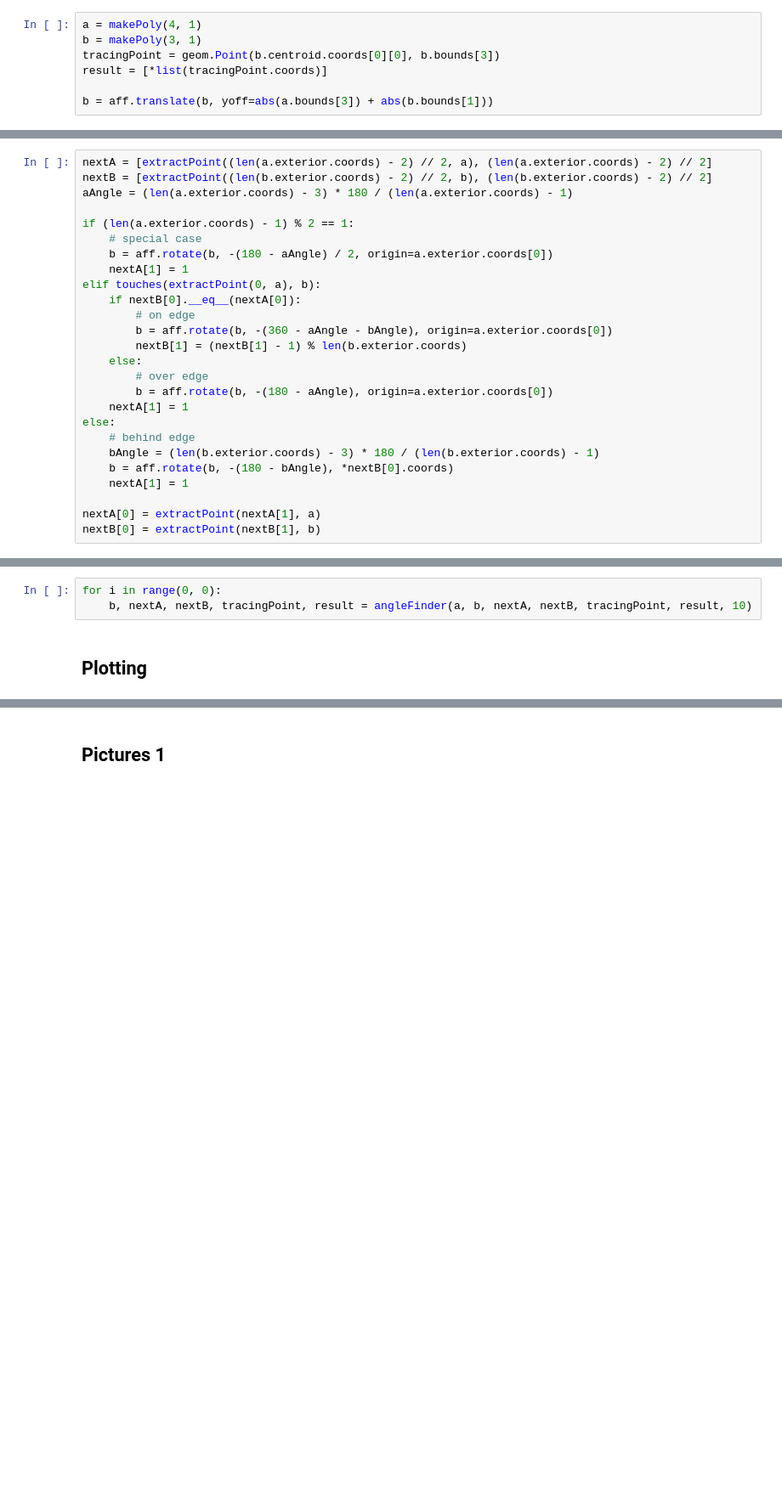
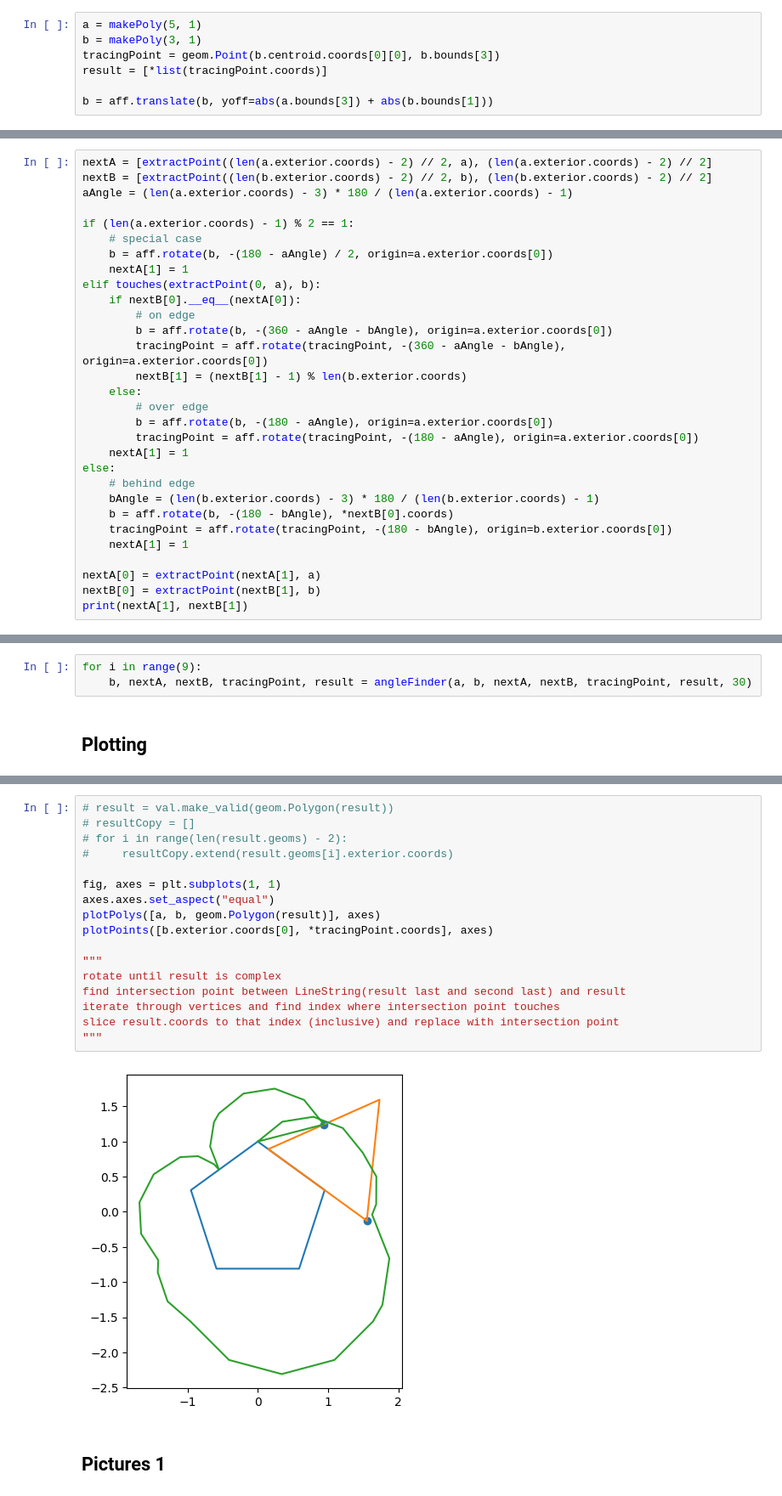
Before and after one commit to alex-k-exe/sci-fair, a Jupyter notebook: GlobalFunctions.ipynb, the cells around one changed output, grey strips where cells are left out. Shown at 85% size. Cells and saved outputs as stored; diff of their text form; blank space fills up the shorter version.

Commit message:
path of resultant epicyclogon can be made

```diff
--- a/GlobalFunctions.ipynb
+++ b/GlobalFunctions.ipynb
@@ -116,7 +116,7 @@ def animRotate(poly, angle, rotationPoint, tracingPoint, result, accuracy):
 # %% [markdown]
 # Testing
 # %%
-a = makePoly(4, 1)
+a = makePoly(5, 1)
 b = makePoly(3, 1)
 tracingPoint = geom.Point(b.centroid.coords[0][0], b.bounds[3])
 result = [*list(tracingPoint.coords)]
@@ -137,16 +137,20 @@ elif touches(extractPoint(0, a), b):
     if nextB[0].__eq__(nextA[0]):
         # on edge
         b = aff.rotate(b, -(360 - aAngle - bAngle), origin=a.exterior.coords[0])
+        tracingPoint = aff.rotate(tracingPoint, -(360 - aAngle - bAngle), origin=a.exterior.coords[0])
         nextB[1] = (nextB[1] - 1) % len(b.exterior.coords)
     else:
         # over edge
         b = aff.rotate(b, -(180 - aAngle), origin=a.exterior.coords[0])
+        tracingPoint = aff.rotate(tracingPoint, -(180 - aAngle), origin=a.exterior.coords[0])
     nextA[1] = 1
 else:
     # behind edge
     bAngle = (len(b.exterior.coords) - 3) * 180 / (len(b.exterior.coords) - 1)
     b = aff.rotate(b, -(180 - bAngle), *nextB[0].coords)
+    tracingPoint = aff.rotate(tracingPoint, -(180 - bAngle), origin=b.exterior.coords[0])
     nextA[1] = 1
 
 nextA[0] = extractPoint(nextA[1], a)
 nextB[0] = extractPoint(nextB[1], b)
+print(nextA[1], nextB[1])
@@ -153,7 +159,7 @@ nextB[0] = extractPoint(nextB[1], b)
 # %% [markdown]
 ## Continuous rotation
 # %%
-for i in range(0, 0):
-    b, nextA, nextB, tracingPoint, result = angleFinder(a, b, nextA, nextB, tracingPoint, result, 10)
+for i in range(9):
+    b, nextA, nextB, tracingPoint, result = angleFinder(a, b, nextA, nextB, tracingPoint, result, 30)
 # %% [markdown]
 ## Plotting
@@ -168,3 +166,22 @@ plotPolys([a, b], axes)
+# %%
+# result = val.make_valid(geom.Polygon(result))
+# resultCopy = []
+# for i in range(len(result.geoms) - 2):
+#     resultCopy.extend(result.geoms[i].exterior.coords)
+
+fig, axes = plt.subplots(1, 1)
+axes.axes.set_aspect("equal")
+plotPolys([a, b, geom.Polygon(result)], axes)
+plotPoints([b.exterior.coords[0], *tracingPoint.coords], axes)
+
+"""
+rotate until result is complex
+find intersection point between LineString(result last and second last) and result
+iterate through vertices and find index where intersection point touches
+slice result.coords to that index (inclusive) and replace with intersection point
+"""
+# %% [output]
+[figure, added]
 # %% [markdown]
 ## Pictures 1
 # %% [markdown]
```
Also changed, not shown: parts of 9 cells of this notebook.
